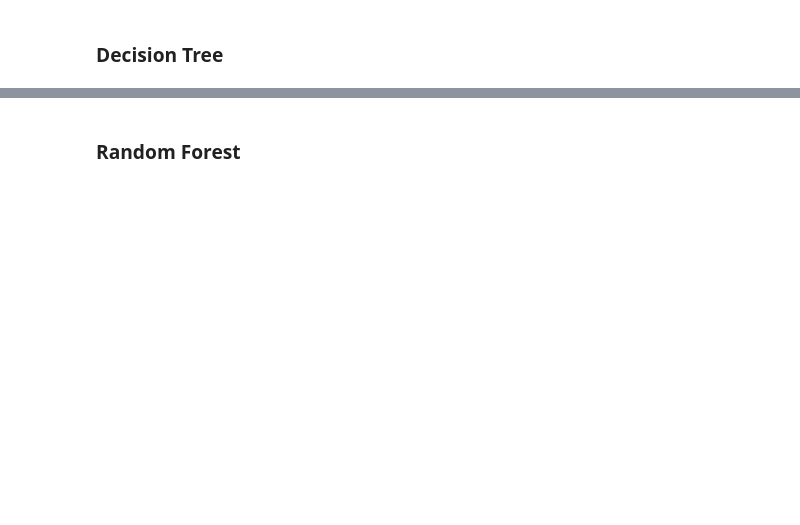
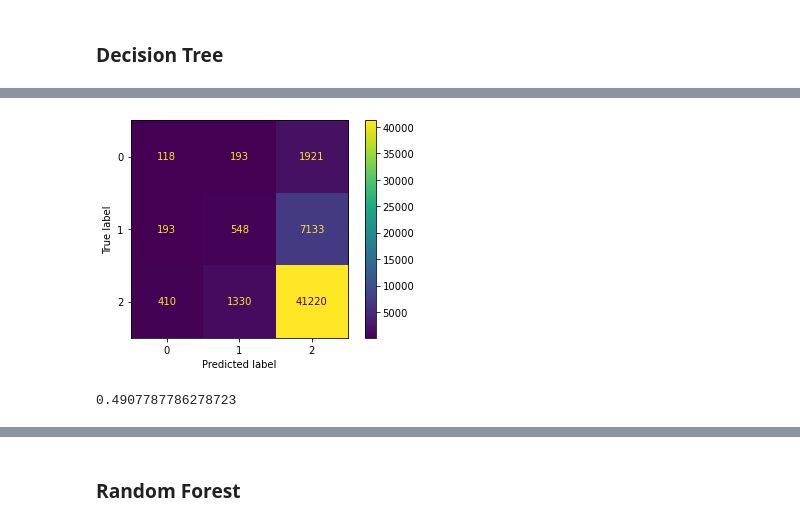
Before and after one commit to Benjamin2817/NYC_Tree_Health_Classification, a Jupyter notebook: 04_Modeling.ipynb, the cells around one changed output, grey strips where cells are left out. Saved outputs shown, nothing was run; the diff lists cells and outputs as text; code cells hidden in the pictures; blank space fills up the shorter version.

```diff
--- a/04_Modeling.ipynb
+++ b/04_Modeling.ipynb
@@ -17,7 +17,7 @@ y_train = pd.read_csv('data/y_train.csv')
 X_test = pd.read_csv('data/X_test.csv')
 y_test = pd.read_csv('data/y_test.csv')
 # %%
-X_train, y_train = SMOTE().fit_resample(X_train, y_train)
+# X_train, y_train = SMOTE().fit_resample(X_train, y_train)
 # %%
 def score_retriever(true_results, predictions):
     precision = precision_score(true_results, predictions, average='weighted') * 100
@@ -53,2 +69,6 @@ Decision Tree Baseline F1: 60.6990068570941
+# %%
+ConfusionMatrixDisplay(confusion_matrix=confusion_matrix(y_test, dt_classifier_baseline_predictions)).plot();
+# %% [output]
+[figure, added]
 # %%
 algorithm_scores = algorithm_scores.append({'Model': 'Decision Tree Baseline',
@@ -59,0 +84,8 @@ algorithm_scores = algorithm_scores.append({'Model': 'Decision Tree Baseline',
+# %%
+## Initialize decision tree classifier with default hyperparameters except for class weight which is set to balanced
+dt_classifier_balanced = DecisionTreeClassifier(class_weight='balanced', random_state=42)
+dt_classifier_balanced_score = np.mean(cross_val_score(dt_classifier_balanced,
+                                                       X_train, y_train.values.ravel(), cv=3))
+dt_classifier_balanced_score
+# %% [output]
+0.4907787786278723
```
Also changed, not shown: parts of 67 cells of this notebook, 3 other files.
